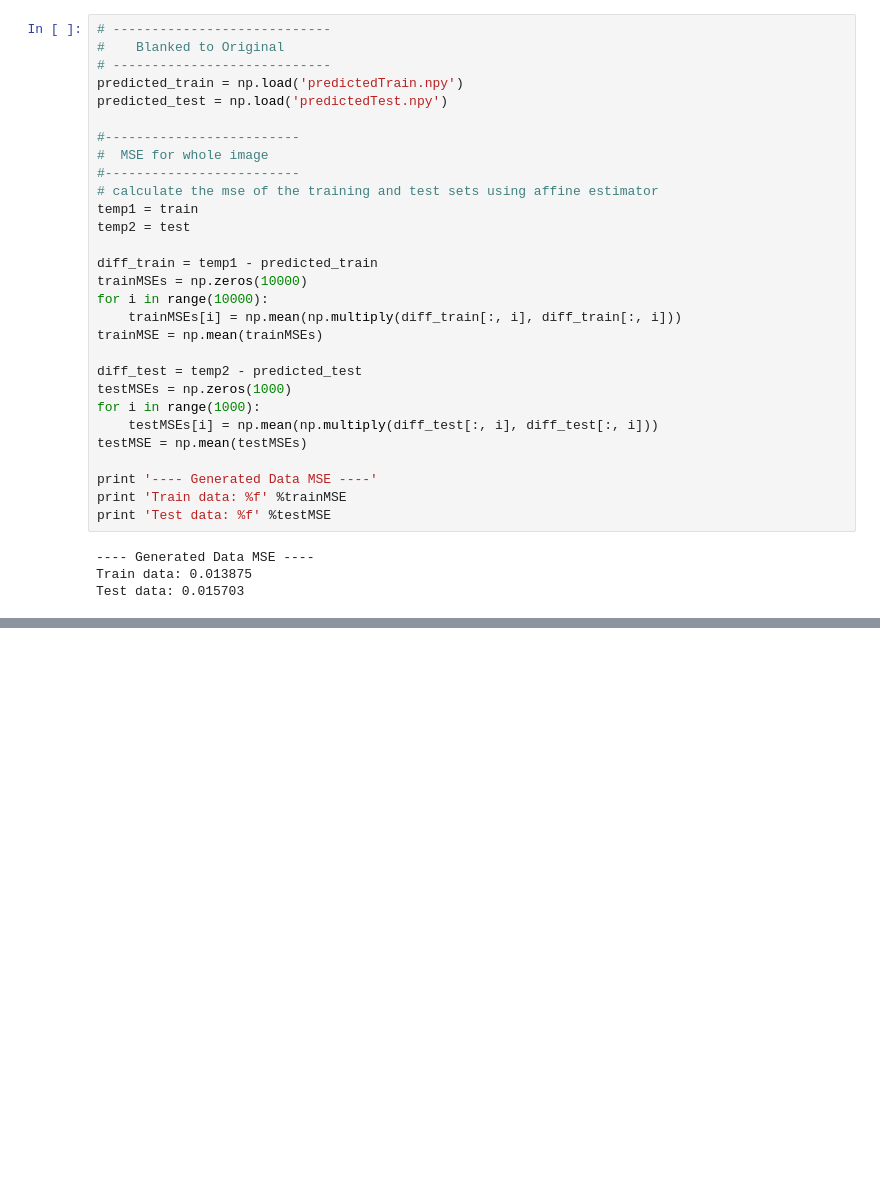
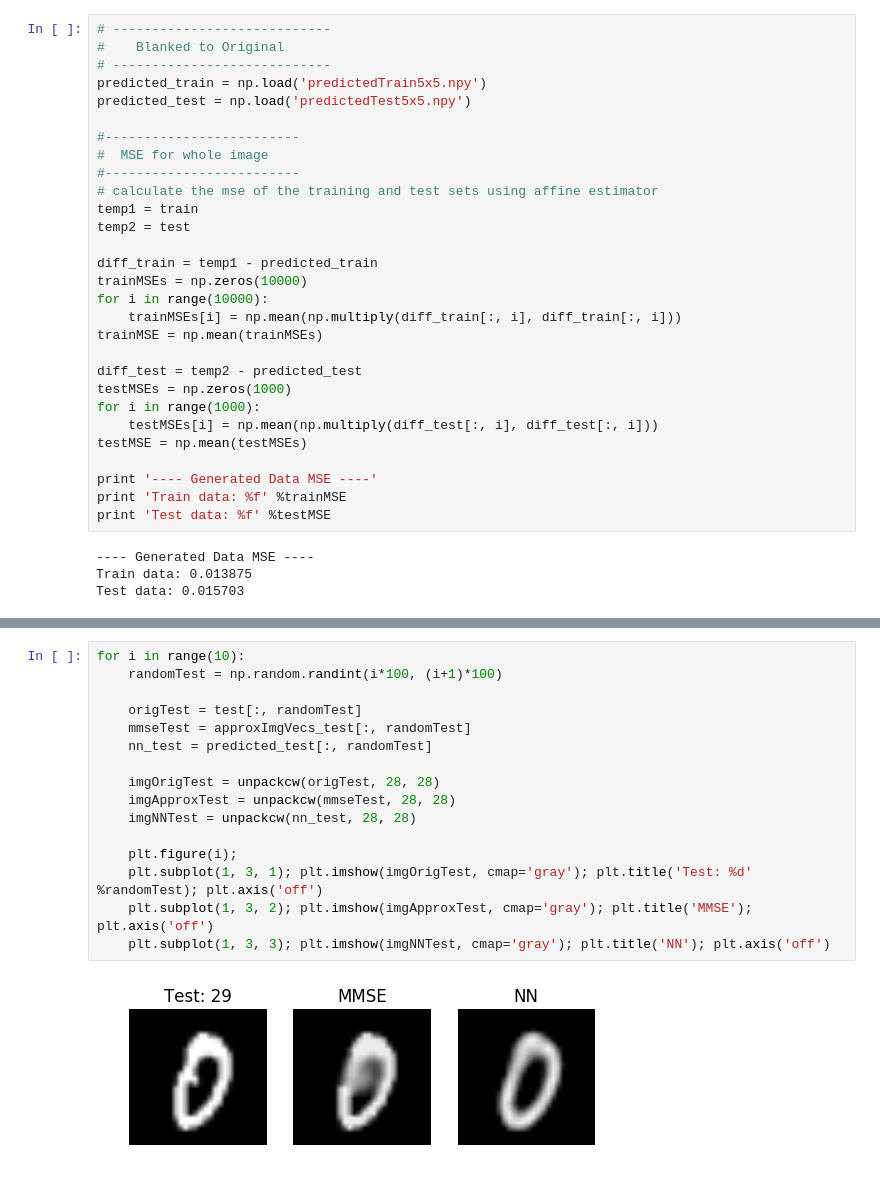
Before and after one commit to dxyang/Thesis, a Jupyter notebook: Autoencoder_middle.ipynb, the cells around one changed output, grey strips where cells are left out. Cells and saved outputs as stored; diff of their text form; blank space fills up the shorter version.

```diff
--- a/Autoencoder_middle.ipynb
+++ b/Autoencoder_middle.ipynb
@@ -226,8 +226,8 @@ Test data: 0.109739
 # ----------------------------
 #    Blanked to Original
 # ----------------------------
-predicted_train = np.load('predictedTrain.npy')
-predicted_test = np.load('predictedTest.npy')
+predicted_train = np.load('predictedTrain5x5.npy')
+predicted_test = np.load('predictedTest5x5.npy')
 
 #-------------------------
 #  MSE for whole image
@@ -284,0 +285,18 @@ for i in range(10):
+# %%
+for i in range(10):
+    randomTest = np.random.randint(i*100, (i+1)*100)
+
+    origTest = test[:, randomTest]
+    mmseTest = approxImgVecs_test[:, randomTest]
+    nn_test = predicted_test[:, randomTest]
+
+    imgOrigTest = unpackcw(origTest, 28, 28)
+    imgApproxTest = unpackcw(mmseTest, 28, 28)
+    imgNNTest = unpackcw(nn_test, 28, 28)
+
+    plt.figure(i);
+    plt.subplot(1, 3, 1); plt.imshow(imgOrigTest, cmap='gray'); plt.title('Test: %d' %randomTest); plt.axis('off')
+    plt.subplot(1, 3, 2); plt.imshow(imgApproxTest, cmap='gray'); plt.title('MMSE'); plt.axis('off')
+    plt.subplot(1, 3, 3); plt.imshow(imgNNTest, cmap='gray'); plt.title('NN'); plt.axis('off')
+# %% [output]
+[figure, added]
```
Also changed, not shown: parts of 6 cells of this notebook, 17 other files.
